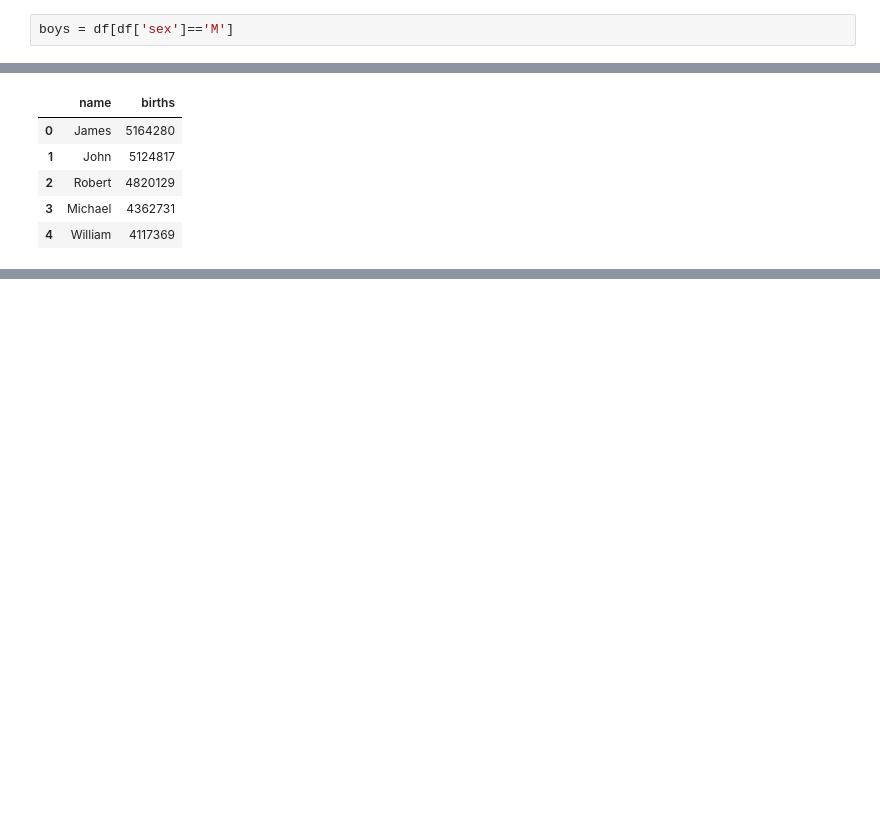
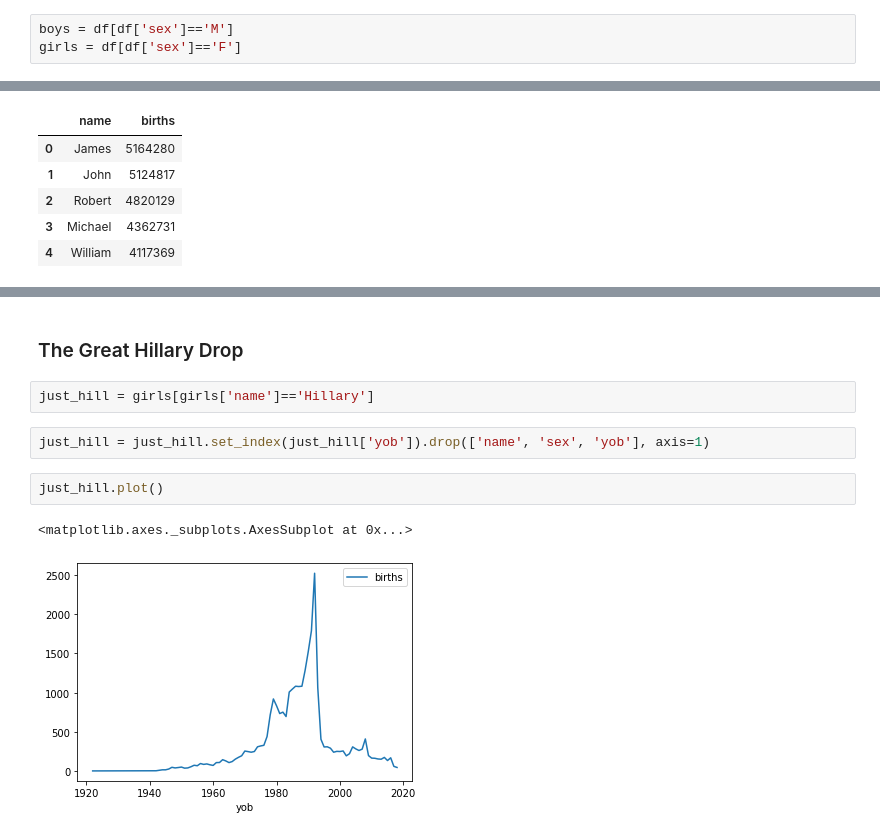
Before and after one commit to sawyerap/PythonDataViz, a Jupyter notebook: baby_names.ipynb, the cells around one changed output, grey strips where cells are left out. Cells and saved outputs as stored; diff of their text form; blank space fills up the shorter version.

```diff
--- a/baby_names.ipynb
+++ b/baby_names.ipynb
@@ -43,6 +43,7 @@ for nfile in file_list:
 df = pd.concat(df_list)
 # %%
 boys = df[df['sex']=='M']
+girls = df[df['sex']=='F']
 # %%
 boy_names = boys.groupby('name').sum().sort_values('births', ascending=False)
 # %%
@@ -58,0 +128,11 @@ boy_names.head()
+# %% [markdown]
+### The Great Hillary Drop
+# %%
+just_hill = girls[girls['name']=='Hillary']
+# %%
+just_hill = just_hill.set_index(just_hill['yob']).drop(['name', 'sex', 'yob'], axis=1)
+# %%
+just_hill.plot()
+# %% [output]
+<matplotlib.axes._subplots.AxesSubplot at 0x...>
+[figure, added]
```
Also changed, not shown: parts of 11 cells of this notebook, 1 other file.
